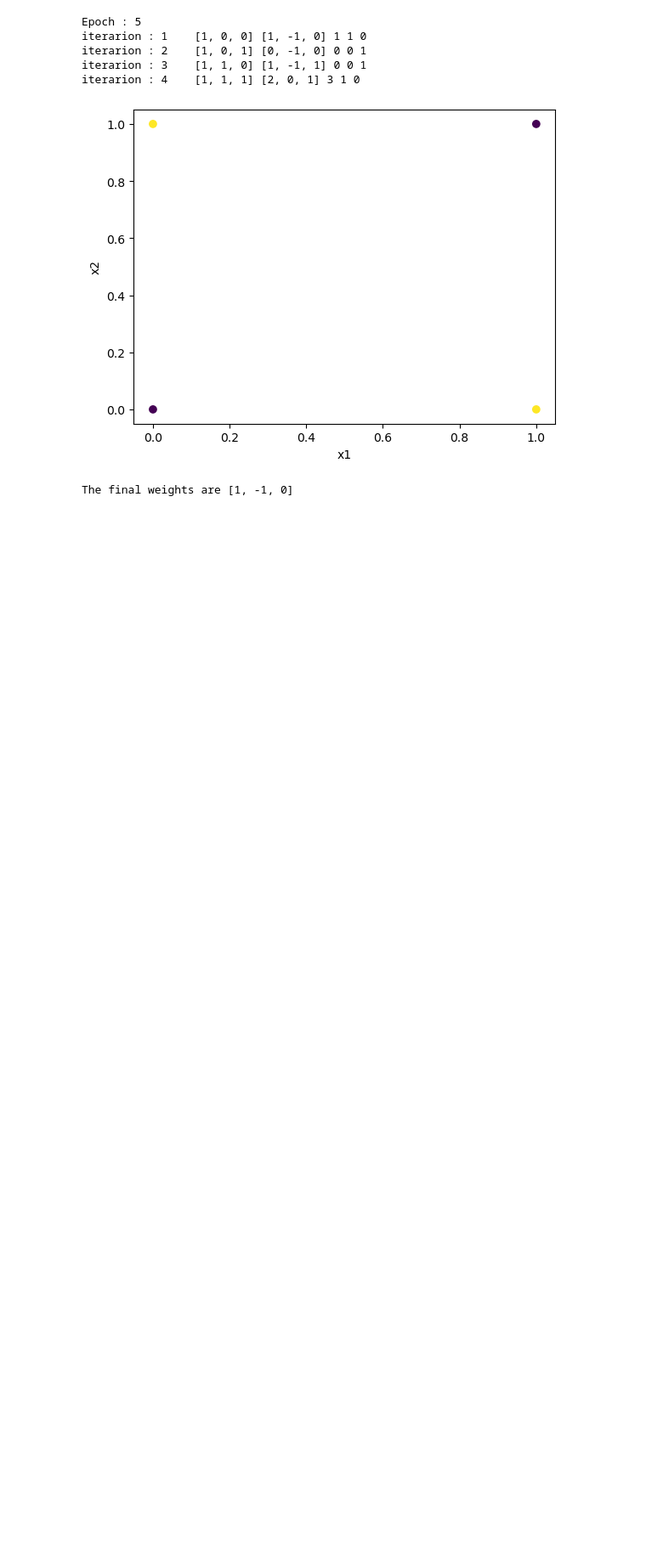
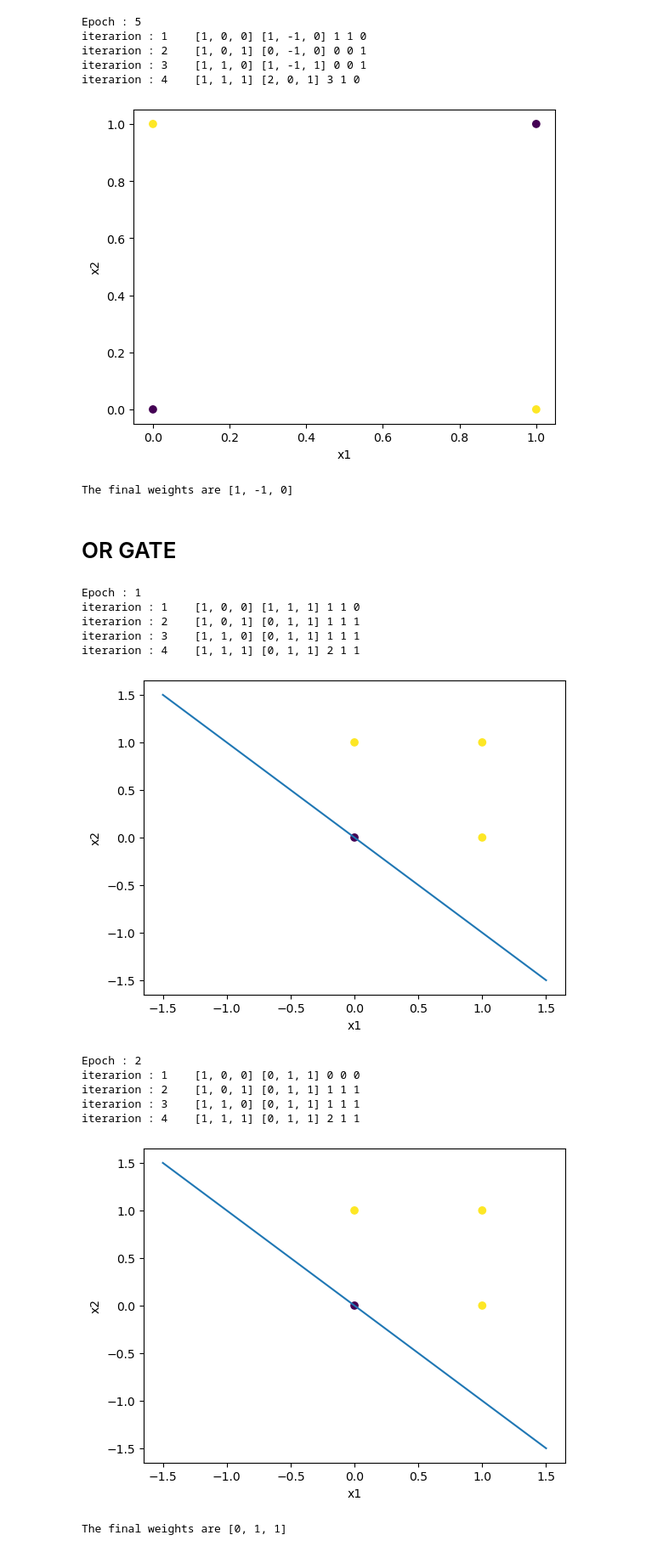
Before and after one commit to shyamsivasankar/sem-9, a Jupyter notebook: 20XW96 - DEEP LEARNING LAB/ws3 - perceptron/WS3 - Perceptron.ipynb, the cells around one changed output. Shown: that part at 85% size. Cells and saved outputs as stored; diff of their text form; code cells hidden in the pictures; blank space fills up the shorter version.

Commit message:
OR gate added

```diff
--- a/20XW96 - DEEP LEARNING LAB/ws3 - perceptron/WS3 - Perceptron.ipynb
+++ b/20XW96 - DEEP LEARNING LAB/ws3 - perceptron/WS3 - Perceptron.ipynb
@@ -243,3 +243,29 @@ iterarion : 3    [1, 1, 0] [1, -1, 1] 0 0 1
 iterarion : 4    [1, 1, 1] [2, 0, 1] 3 1 0
 [figure]
 The final weights are [1, -1, 0]
+# %% [markdown]
+# OR GATE
+# %%
+or_data = [[0,0,0],
+        [0,1,1],
+        [1,0,1],
+        [1,1,1]]
+df_or = pd.DataFrame(or_data,columns=['x1','x2','y'])
+x0 = [1 for _ in range(len(df))]
+df_or.insert(loc=0, column='x0', value=x0)
+# %%
+wnew_or = perceptron(df_or,w)
+# %% [output]
+Epoch : 1
+iterarion : 1    [1, 0, 0] [1, 1, 1] 1 1 0
+iterarion : 2    [1, 0, 1] [0, 1, 1] 1 1 1
+iterarion : 3    [1, 1, 0] [0, 1, 1] 1 1 1
+iterarion : 4    [1, 1, 1] [0, 1, 1] 2 1 1
+[figure, added]
+Epoch : 2
+iterarion : 1    [1, 0, 0] [0, 1, 1] 0 0 0
+iterarion : 2    [1, 0, 1] [0, 1, 1] 1 1 1
+iterarion : 3    [1, 1, 0] [0, 1, 1] 1 1 1
+iterarion : 4    [1, 1, 1] [0, 1, 1] 2 1 1
+[figure, added]
+The final weights are [0, 1, 1]
```
Also changed, not shown: parts of 4 cells of this notebook.
